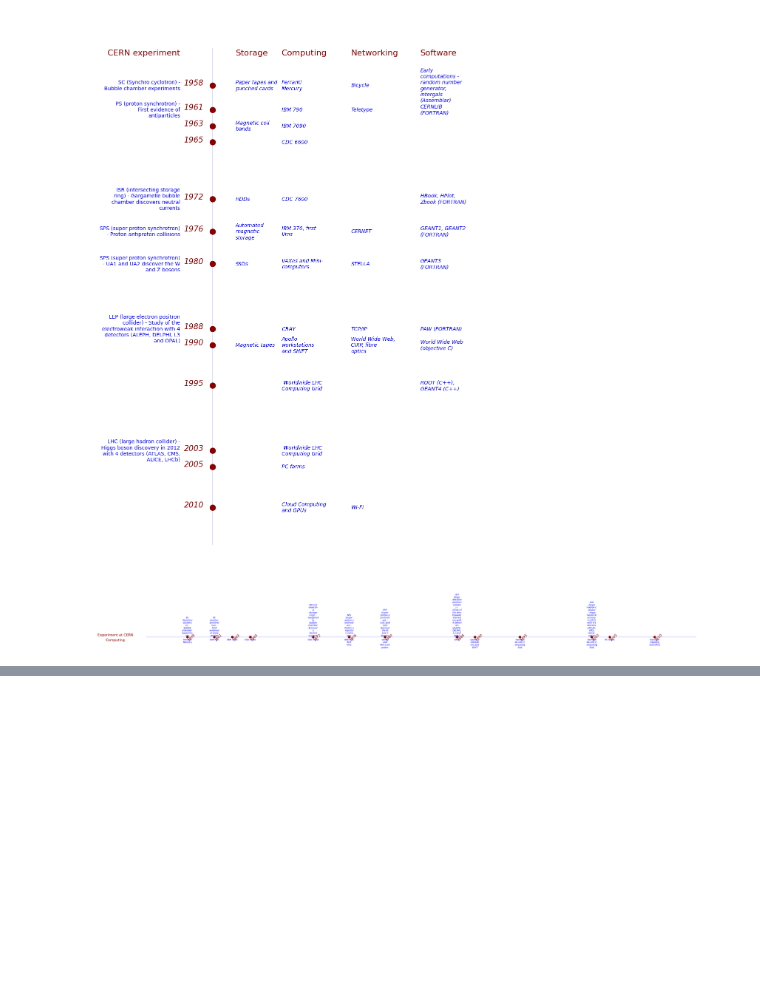
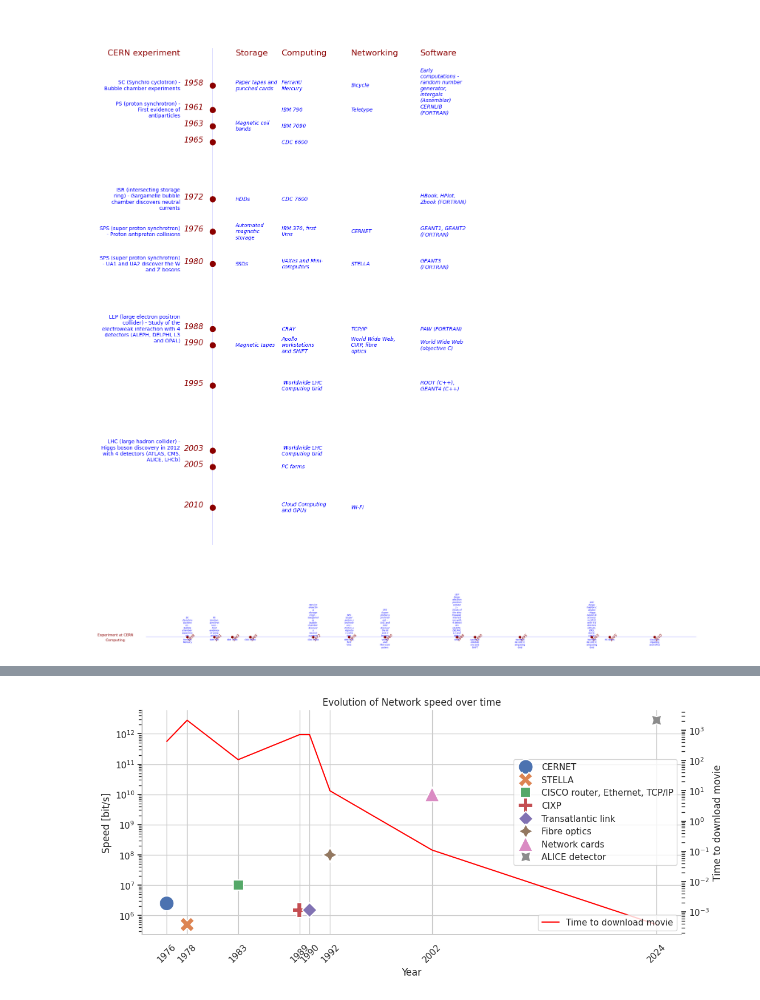
Before and after one commit to egazzarr/data-centre-history, a Jupyter notebook: plots.ipynb, the cells around one changed output, grey strips where cells are left out. Cells and saved outputs as stored; diff of their text form; code cells hidden in the pictures; blank space fills up the shorter version.

Commit message:
network plot

```diff
--- a/plots.ipynb
+++ b/plots.ipynb
@@ -306,3 +306,7 @@ ax.set_yticks([])
 plt.show()
 # %% [output]
 [figure]
+# %%
+df= pd.read_excel("chips.ods", engine="odf", sheet_name="network")
+
+df.head(20)
@@ -308,0 +323,38 @@ plt.show()
+# %%
+# setting the figure size
+width = 11
+height = 4
+sns.set(rc={'figure.figsize': (width, height)})
+# Plotting with Seaborn
+sns.set(style="whitegrid")
+
+# Create figure and axis objects
+fig, ax1 = plt.subplots(figsize=(11, 5), constrained_layout=True)
+
+# Scatter plot
+sns.scatterplot(data=df, x='Year', y='Speed [bit/s]', style="Technology", hue='Technology', s=350, ax=ax1, palette="deep")
+ax1.set_yscale("log")
+ax1.set_xlabel("Year")
+ax1.set_ylabel("Speed [bit/s]")
+
+ax1.set_title('Evolution of Network speed over time')
+ax1.set_xticks(df['Year'])
+ax1.set_xticklabels(df['Year'], rotation=45)
+
+# Secondary y-axis for the plot
+ax2 = ax1.twinx()
+ax2.plot(df['Year'], df['movie'], color='red', label='Time to download movie')
+ax2.set_yscale("log")
+ax2.set_ylabel("Time to download movie")
+ax2.yaxis.set_label_position("right")
+
+# Show legend for both axes
+ax1.legend(loc='upper right', bbox_to_anchor=(1, 0.8))
+ax2.legend(loc='lower right')
+sns.despine()
+
+plt.grid(False)
+plt.savefig('./images/networking/network_timeline.jpg', dpi=600, bbox_inches='tight')
+plt.show()
+# %% [output]
+[figure, added]
```
Also changed, not shown: parts of 1 cell of this notebook, 6 other files.
